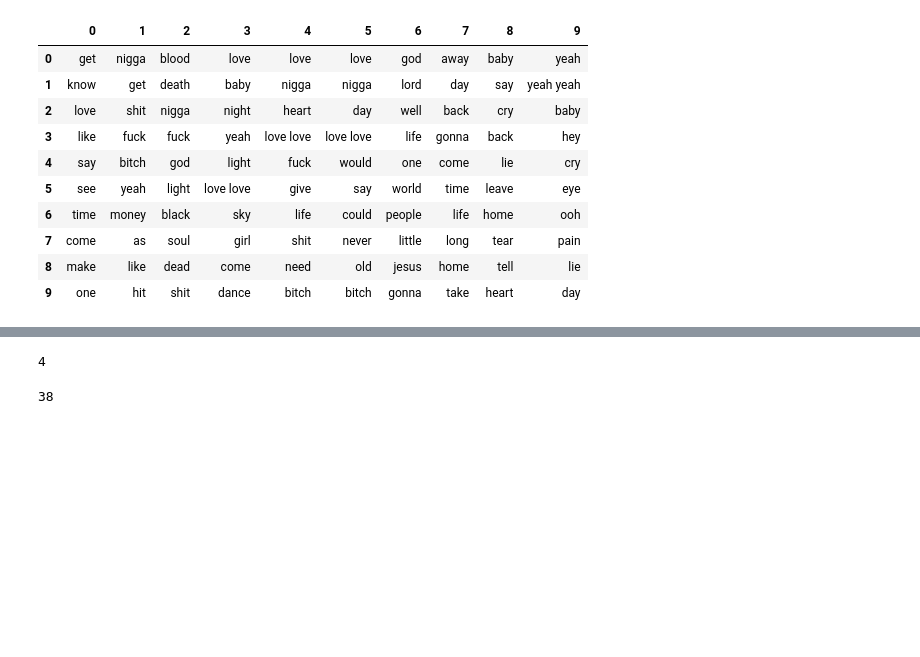
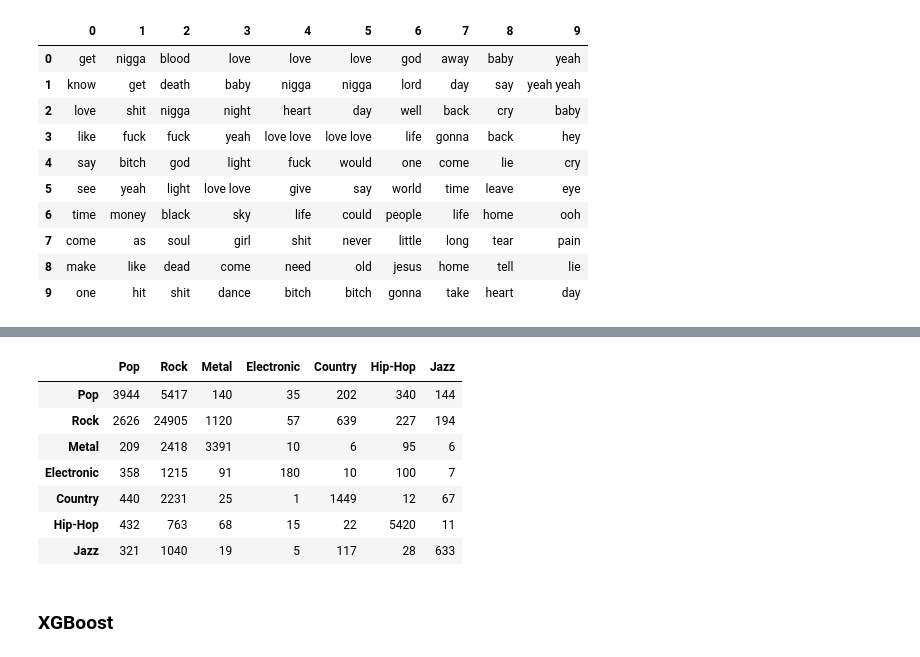
Before and after one commit to dsanyal/Lyrics_classifier, a Jupyter notebook: classifer.ipynb, the cells around one changed output, grey strips where cells are left out. Saved outputs shown, nothing was run; the diff lists cells and outputs as text; code cells hidden in the pictures; blank space fills up the shorter version.

```diff
--- a/classifer.ipynb
+++ b/classifer.ipynb
@@ -505,5 +475,5 @@ np.mean(logreg_cv_scores)
 # %%
-clf_logreg_pred = LogisticRegression(C=1, solver='sag', multi_class='ovr').fit(train_lyrics_features,y_train).predict(test_lyrics_features)
+clf_logreg_pred = LogisticRegression(C=10, solver='sag', multi_class='ovr').fit(train_features_full,y_train).predict(test_features_full)
 # %%
 print(classification_report(y_test,clf_logreg_pred))
 # %% [output]
@@ -527,9 +493,15 @@ weighted avg       0.61      0.62      0.56     64740
-# %%
-np.sum(clf_logreg_pred=='Folk')
-# %% [output]
-4
-# %%
-np.sum(y_test=='Electronic')
-np.sum(clf_logreg_pred == 'Electronic')
-# %% [output]
-38
+# %%
+genres_list = ['Pop', 'Rock', 'Metal', 'Electronic', 'Country', 'Hip-Hop', 'Jazz']
+cm_logreg = confusion_matrix(y_test,clf_logreg_pred, labels = genres_list)
+pd.DataFrame(cm_logreg, columns = genres_list, index = genres_list)
+# %% [output]
+|  | Pop | Rock | Metal | Electronic | Country | Hip-Hop | Jazz |
+| Pop | 3944 | 5417 | 140 | 35 | 202 | 340 | 144 |
+| Rock | 2626 | 24905 | 1120 | 57 | 639 | 227 | 194 |
+| Metal | 209 | 2418 | 3391 | 10 | 6 | 95 | 6 |
+| Electronic | 358 | 1215 | 91 | 180 | 10 | 100 | 7 |
+| Country | 440 | 2231 | 25 | 1 | 1449 | 12 | 67 |
+| Hip-Hop | 432 | 763 | 68 | 15 | 22 | 5420 | 11 |
+| Jazz | 321 | 1040 | 19 | 5 | 117 | 28 | 633 |
+# %% [markdown]
+### XGBoost
```
Also changed, not shown: parts of 53 cells of this notebook.
